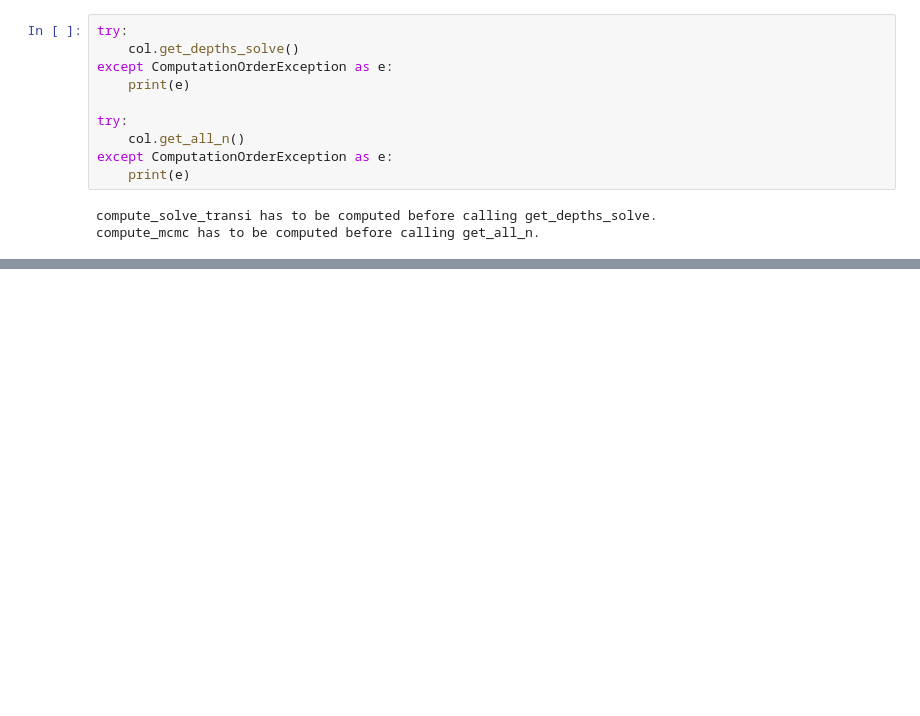
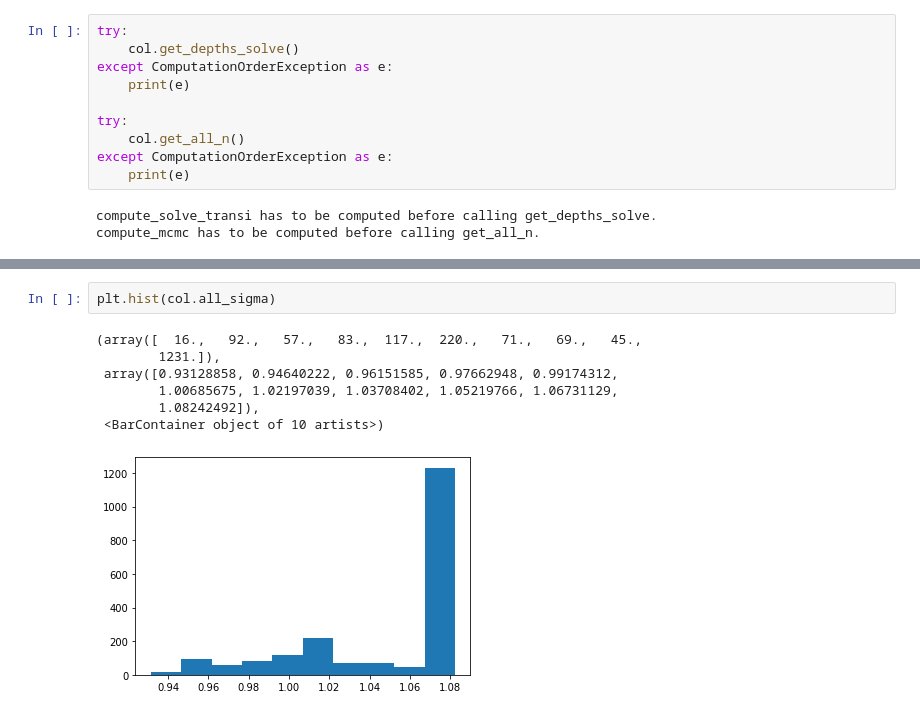
Before and after one commit to ameliemelorene/pyheatmy2022, a Jupyter notebook: demo_incertitudes.ipynb, the cells around one changed output, grey strips where cells are left out. Drawn from its saved outputs; the diff is of its cells as text; blank space fills up the shorter version.

```diff
--- a/demo_incertitudes.ipynb
+++ b/demo_incertitudes.ipynb
@@ -243,0 +255,10 @@ ax.legend()
+# %%
+plt.hist(col.all_sigma)
+# %% [output]
+(array([  16.,   92.,   57.,   83.,  117.,  220.,   71.,   69.,   45.,
+        1231.]),
+ array([0.93128858, 0.94640222, 0.96151585, 0.97662948, 0.99174312,
+        1.00685675, 1.02197039, 1.03708402, 1.05219766, 1.06731129,
+        1.08242492]),
+ <BarContainer object of 10 artists>)
+[figure, added]
```
Also changed, not shown: parts of 16 cells of this notebook, 3 other files.
